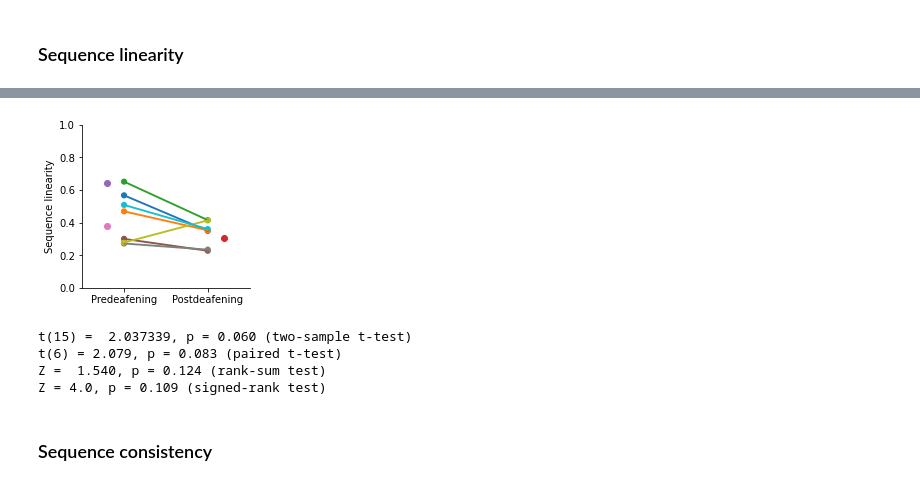
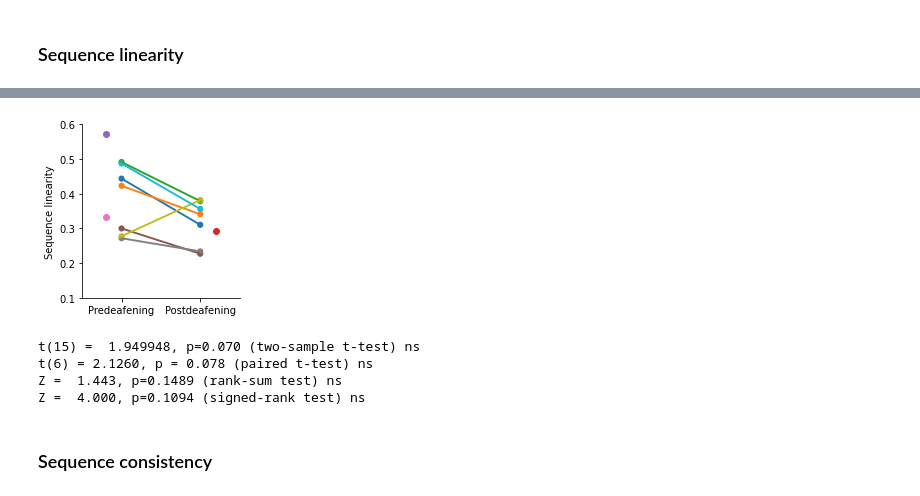
Before and after one commit to JaerongA/pyfinch, a Jupyter notebook: deafening/results/syllable_sequence.ipynb, the cells around one changed output, grey strips where cells are left out. Saved outputs shown, nothing was run; the diff lists cells and outputs as text; code cells hidden in the pictures.

```diff
--- a/deafening/results/syllable_sequence.ipynb
+++ b/deafening/results/syllable_sequence.ipynb
@@ -175,31 +160,33 @@ df_dropna
 # %%
 # Sequence linearity
 plot_paired_data(df, x='taskName', y='seqLinearityUndir',
                  y_label='Sequence linearity',
-                 y_lim=[0, 1],
+                 y_lim=[0.1, 0.6],
                  fig_size=(3, 3),
                  fig_name=f"Sequence linearity (nb of bouts >= {nb_bout_crit}) Undir",
                  save_fig=False,
                  save_path=save_path,
                  color_by_bird=True,  # color-label birds
                  fig_ext='.png'
                  )
+df_mean = get_pre_post_mean_per_bird(df, 'seqLinearityUndir')
+
 # Run stats
 df_dropna = df_mean.dropna()  # remove if any of the columns is nan, used for paired comparisons
 
-_, _, msg = two_sample_ttest(df_mean['Predeafening'].values, df_mean['Postdeafening'].values)
-print(msg + " (two-sample t-test)")
-_, _, msg = paired_ttest(df_dropna['Predeafening'].values, df_dropna['Postdeafening'].values)
-print(msg + " (paired t-test)")
-_, _, msg = rank_sum_test(df_mean['Predeafening'].values, df_mean['Postdeafening'].values)
-print(msg + " (rank-sum test)")
-_, _, msg = signed_rank_test(df_dropna['Predeafening'].values, df_dropna['Postdeafening'].values)
-print(msg + " (signed-rank test)")
+_, _, msg, sig  = two_sample_ttest(df_mean['Predeafening'].values, df_mean['Postdeafening'].values)
+print(msg + " (two-sample t-test)" + " " + sig)
+_, _, msg, sig  = paired_ttest(df_dropna['Predeafening'].values, df_dropna['Postdeafening'].values)
+print(msg + " (paired t-test)" + " " + sig)
+_, _, msg, sig  = rank_sum_test(df_mean['Predeafening'].values, df_mean['Postdeafening'].values)
+print(msg + " (rank-sum test)" + " " + sig)
+_, _, msg, sig  = signed_rank_test(df_dropna['Predeafening'].values, df_dropna['Postdeafening'].values)
+print(msg + " (signed-rank test)" + " " + sig)
 # %% [output]
-[figure, old version]
+[figure, new version]
-t(15) =  2.037339, p = 0.060 (two-sample t-test)
-t(6) = 2.079, p = 0.083 (paired t-test)
-Z =  1.540, p = 0.124 (rank-sum test)
-Z = 4.0, p = 0.109 (signed-rank test)
+t(15) =  1.949948, p=0.070 (two-sample t-test) ns
+t(6) = 2.1260, p = 0.078 (paired t-test) ns
+Z =  1.443, p=0.1489 (rank-sum test) ns
+Z =  4.000, p=0.1094 (signed-rank test) ns
 # %% [markdown]
 ### Sequence consistency
```
Also changed, not shown: parts of 15 cells of this notebook, 31 other files.
